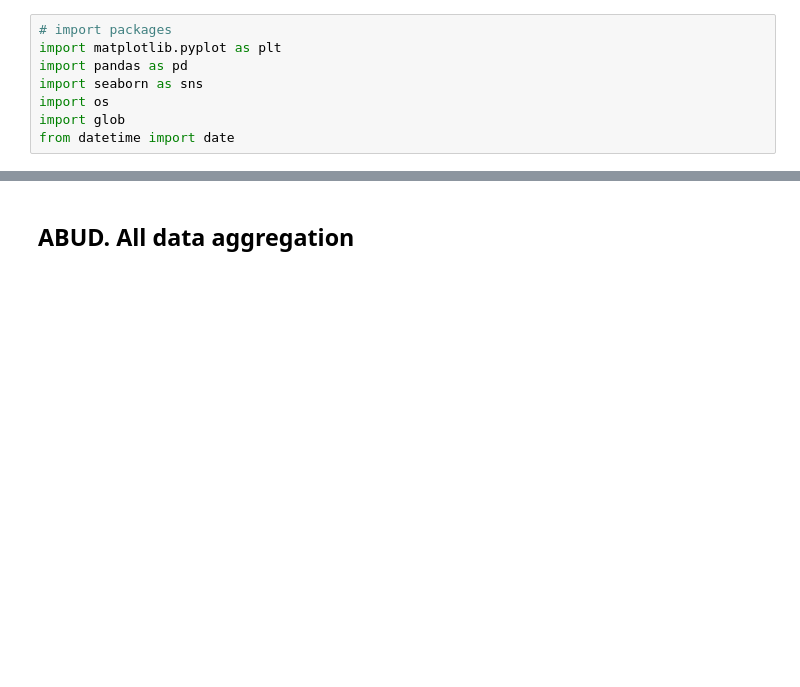
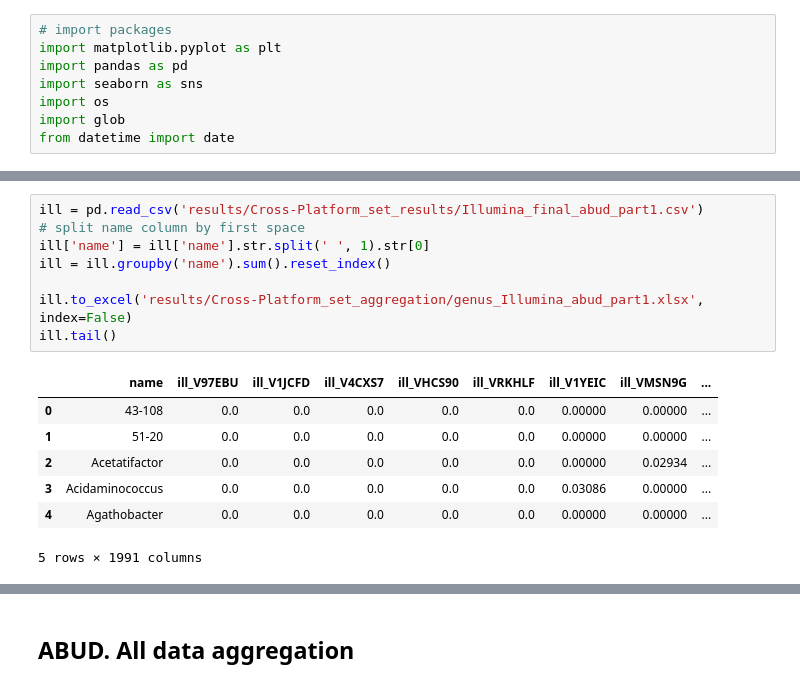
Before and after one commit to Chartiza/2024_Illumina_vs_BGI, a Jupyter notebook: step2_KRAKEN_aggregation/Genus_aggregation.ipynb, the cells around one changed output, grey strips where cells are left out. Cells and saved outputs as stored; diff of their text form; blank space fills up the shorter version.

```diff
--- a/step2_KRAKEN_aggregation/Genus_aggregation.ipynb
+++ b/step2_KRAKEN_aggregation/Genus_aggregation.ipynb
@@ -58,0 +29,16 @@ fam.to_excel('results/aggregation/abud/Family_Illumina_merged_output_part.xlsx',
+# %%
+ill = pd.read_csv('results/Cross-Platform_set_results/Illumina_final_abud_part1.csv')
+# split name column by first space
+ill['name'] = ill['name'].str.split(' ', 1).str[0]
+ill = ill.groupby('name').sum().reset_index()
+
+ill.to_excel('results/Cross-Platform_set_aggregation/genus_Illumina_abud_part1.xlsx', index=False)
+ill.tail()
+# %% [output]
+|  | name | ill_V97EBU | ill_V1JCFD | ill_V4CXS7 | ill_VHCS90 | ill_VRKHLF | ill_V1YEIC | ill_VMSN9G | ... |
+| 0 | 43-108 | 0.0 | 0.0 | 0.0 | 0.0 | 0.0 | 0.00000 | 0.00000 | ... |
+| 1 | 51-20 | 0.0 | 0.0 | 0.0 | 0.0 | 0.0 | 0.00000 | 0.00000 | ... |
+| 2 | Acetatifactor | 0.0 | 0.0 | 0.0 | 0.0 | 0.0 | 0.00000 | 0.02934 | ... |
+| 3 | Acidaminococcus | 0.0 | 0.0 | 0.0 | 0.0 | 0.0 | 0.03086 | 0.00000 | ... |
+| 4 | Agathobacter | 0.0 | 0.0 | 0.0 | 0.0 | 0.0 | 0.00000 | 0.00000 | ... |
+5 rows × 1991 columns
```
Also changed, not shown: parts of 25 cells of this notebook, 6 other files.
